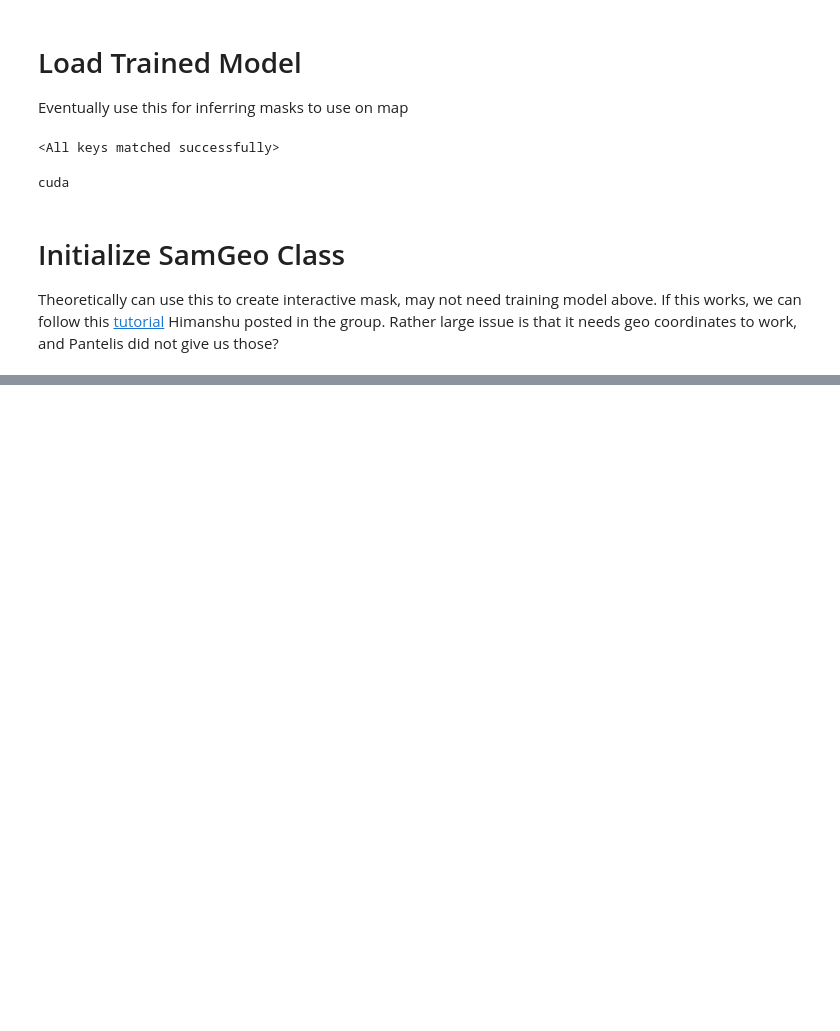
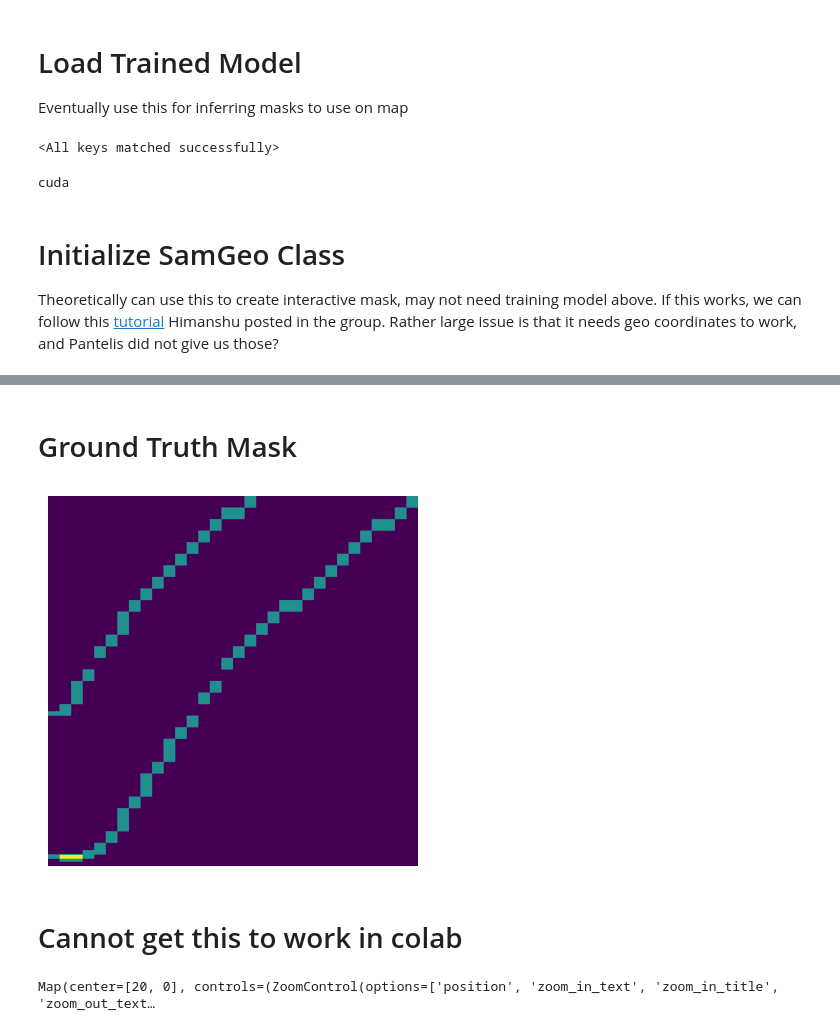
Before and after one commit to dhauss/csgy6613-project, a Jupyter notebook: ML5/input_prompts.ipynb, the cells around one changed output, grey strips where cells are left out. Cells and saved outputs as stored; diff of their text form; code cells hidden in the pictures; blank space fills up the shorter version.

```diff
--- a/ML5/input_prompts.ipynb
+++ b/ML5/input_prompts.ipynb
@@ -237,0 +258,14 @@ To: /root/.cache/torch/hub/checkpoints/sam_vit_h_4b8939.pth
+# %% [markdown]
+# Ground Truth Mask
+# %%
+plt.imshow(convert_to_numpy(dataset[idx]["label"]))
+plt.axis('off')  # Turn off axis
+plt.show()
+# %% [output]
+[figure, added]
+# %% [markdown]
+# Cannot get this to work in colab
+# %%
+trainGeo.show_map()
+# %% [output]
+Map(center=[20, 0], controls=(ZoomControl(options=['position', 'zoom_in_text', 'zoom_in_title', 'zoom_out_text…
```
Also changed, not shown: parts of 12 cells of this notebook.
